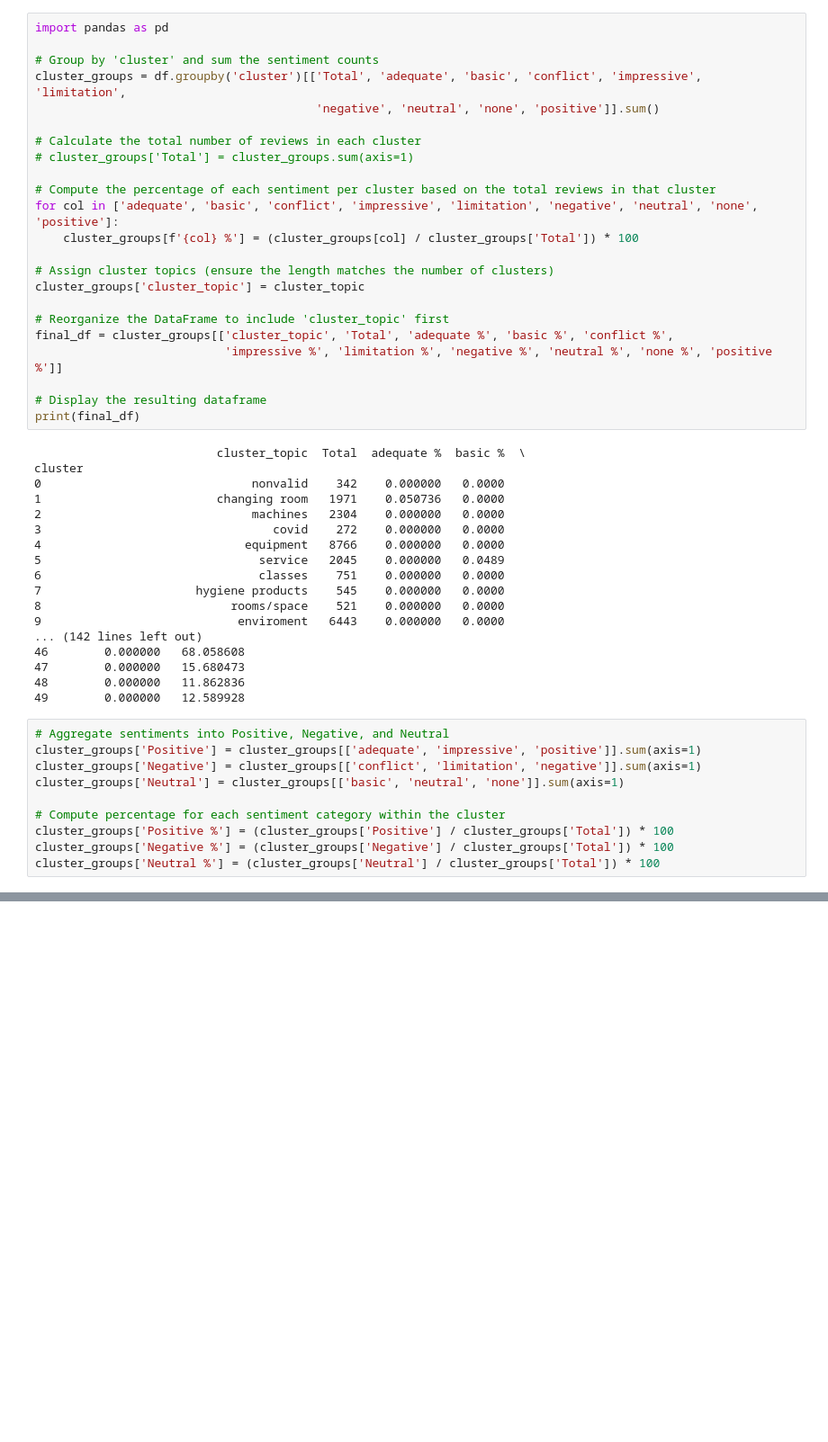
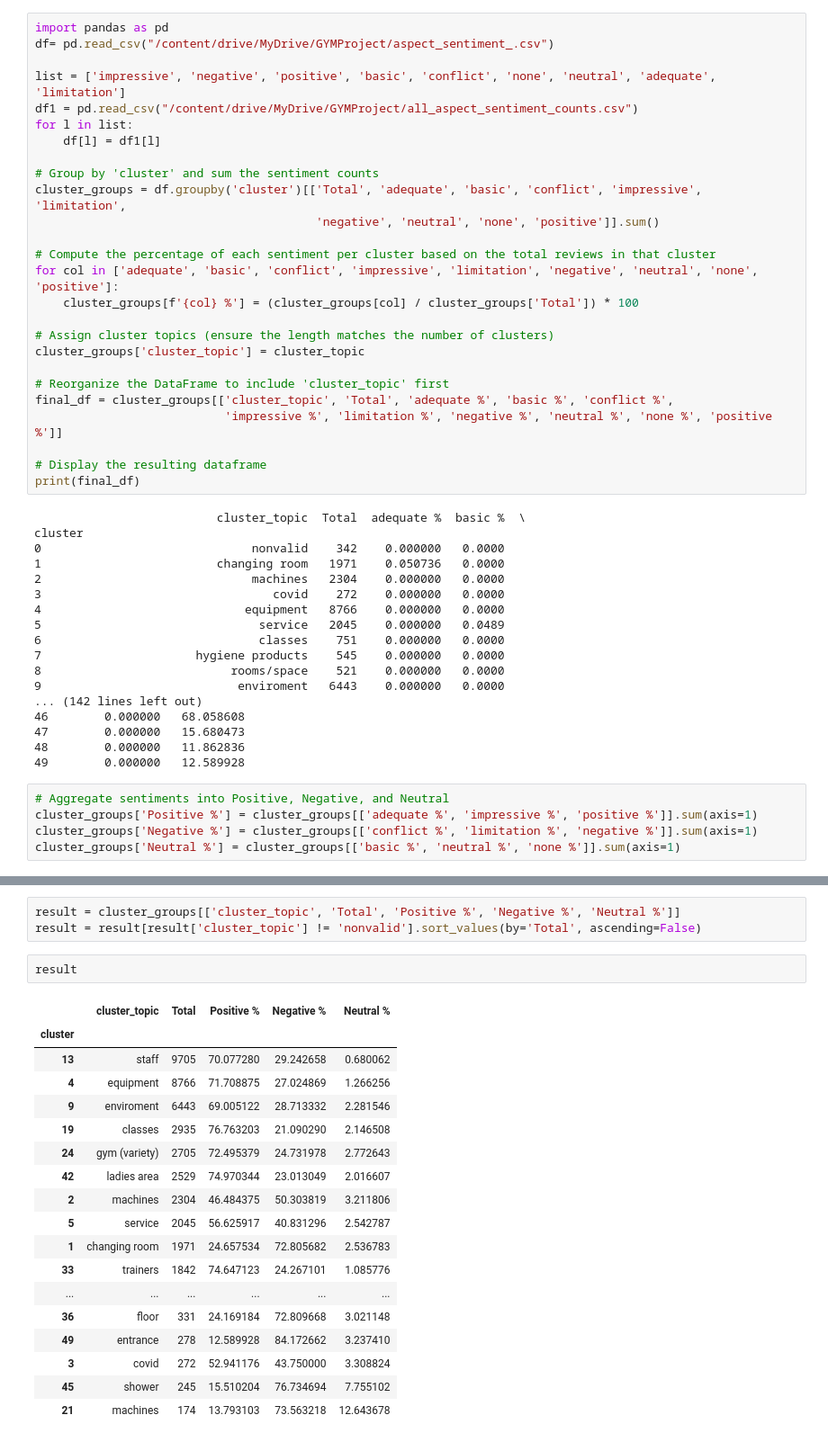
Before and after one commit to Kh0uloud/Fine-Grained-Sentiment-Analysis-for-Gym-Customer-Feedback, a Jupyter notebook: Clustering_Aspects.ipynb, the cells around one changed output, grey strips where cells are left out. Shown at 90% size. Cells and saved outputs as stored; diff of their text form; blank space fills up the shorter version.

```diff
--- a/Clustering_Aspects.ipynb
+++ b/Clustering_Aspects.ipynb
@@ -465,12 +311,15 @@ df
 # %%
 import pandas as pd
+df= pd.read_csv("/content/drive/MyDrive/GYMProject/aspect_sentiment_.csv")
+
+list = ['impressive', 'negative', 'positive', 'basic', 'conflict', 'none', 'neutral', 'adequate', 'limitation']
+df1 = pd.read_csv("/content/drive/MyDrive/GYMProject/all_aspect_sentiment_counts.csv")
+for l in list:
+    df[l] = df1[l]
 
 # Group by 'cluster' and sum the sentiment counts
 cluster_groups = df.groupby('cluster')[['Total', 'adequate', 'basic', 'conflict', 'impressive', 'limitation',
                                         'negative', 'neutral', 'none', 'positive']].sum()
-
-# Calculate the total number of reviews in each cluster
-# cluster_groups['Total'] = cluster_groups.sum(axis=1)
 
 # Compute the percentage of each sentiment per cluster based on the total reviews in that cluster
 for col in ['adequate', 'basic', 'conflict', 'impressive', 'limitation', 'negative', 'neutral', 'none', 'positive']:
@@ -505,11 +354,6 @@ cluster
 49        0.000000   12.589928
 # %%
 # Aggregate sentiments into Positive, Negative, and Neutral
-cluster_groups['Positive'] = cluster_groups[['adequate', 'impressive', 'positive']].sum(axis=1)
-cluster_groups['Negative'] = cluster_groups[['conflict', 'limitation', 'negative']].sum(axis=1)
-cluster_groups['Neutral'] = cluster_groups[['basic', 'neutral', 'none']].sum(axis=1)
-
-# Compute percentage for each sentiment category within the cluster
-cluster_groups['Positive %'] = (cluster_groups['Positive'] / cluster_groups['Total']) * 100
-cluster_groups['Negative %'] = (cluster_groups['Negative'] / cluster_groups['Total']) * 100
-cluster_groups['Neutral %'] = (cluster_groups['Neutral'] / cluster_groups['Total']) * 100
+cluster_groups['Positive %'] = cluster_groups[['adequate %', 'impressive %', 'positive %']].sum(axis=1)
+cluster_groups['Negative %'] = cluster_groups[['conflict %', 'limitation %', 'negative %']].sum(axis=1)
+cluster_groups['Neutral %'] = cluster_groups[['basic %', 'neutral %', 'none %']].sum(axis=1)
@@ -536,0 +360,24 @@ cluster_groups[['cluster_topic', 'Total', 'Positive %', 'Negative %', 'Neutral %
+# %%
+result = cluster_groups[['cluster_topic', 'Total', 'Positive %', 'Negative %', 'Neutral %']]
+result = result[result['cluster_topic'] != 'nonvalid'].sort_values(by='Total', ascending=False)
+# %%
+result
+# %% [output]
+|  | cluster_topic | Total | Positive % | Negative % | Neutral % |
+| cluster |  |  |  |  |  |
+| 13 | staff | 9705 | 70.077280 | 29.242658 | 0.680062 |
+| 4 | equipment | 8766 | 71.708875 | 27.024869 | 1.266256 |
+| 9 | enviroment | 6443 | 69.005122 | 28.713332 | 2.281546 |
+| 19 | classes | 2935 | 76.763203 | 21.090290 | 2.146508 |
+| 24 | gym (variety) | 2705 | 72.495379 | 24.731978 | 2.772643 |
+| 42 | ladies area | 2529 | 74.970344 | 23.013049 | 2.016607 |
+| 2 | machines | 2304 | 46.484375 | 50.303819 | 3.211806 |
+| 5 | service | 2045 | 56.625917 | 40.831296 | 2.542787 |
+| 1 | changing room | 1971 | 24.657534 | 72.805682 | 2.536783 |
+| 33 | trainers | 1842 | 74.647123 | 24.267101 | 1.085776 |
+| ... | ... | ... | ... | ... | ... |
+| 36 | floor | 331 | 24.169184 | 72.809668 | 3.021148 |
+| 49 | entrance | 278 | 12.589928 | 84.172662 | 3.237410 |
+| 3 | covid | 272 | 52.941176 | 43.750000 | 3.308824 |
+| 45 | shower | 245 | 15.510204 | 76.734694 | 7.755102 |
+| 21 | machines | 174 | 13.793103 | 73.563218 | 12.643678 |
```
Also changed, not shown: parts of 32 cells of this notebook.
